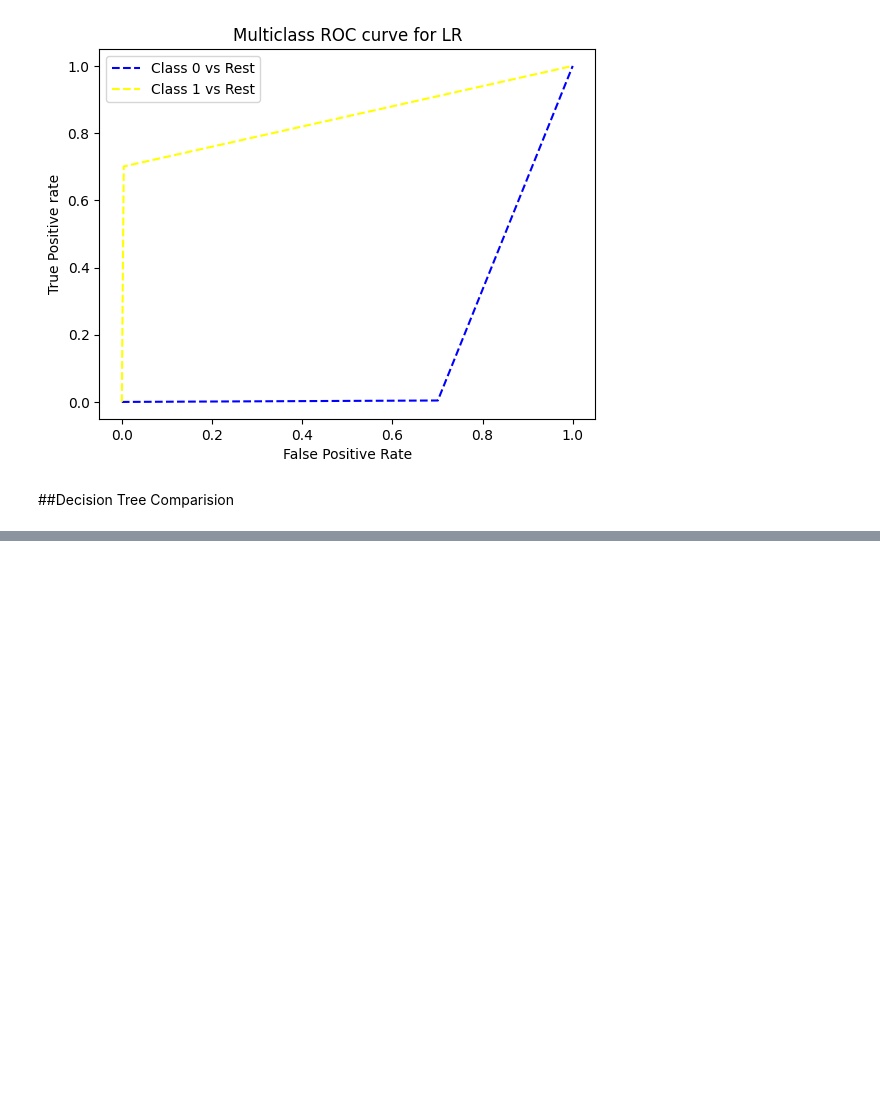
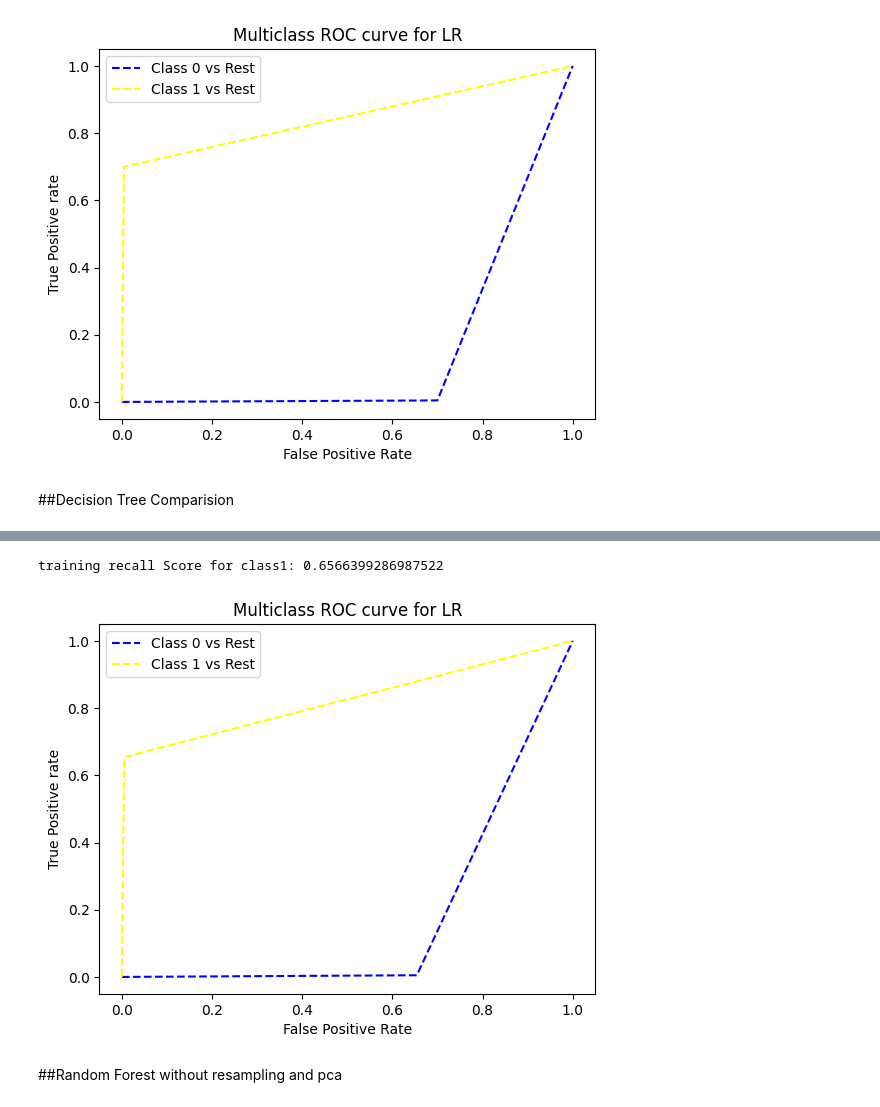
Before and after one commit to lokeshreddiee/Task_Completion, a Jupyter notebook: CMPE_255_GROUP_9.ipynb, the cells around one changed output, grey strips where cells are left out. Drawn from its saved outputs; the diff is of its cells as text; code cells hidden in the pictures; blank space fills up the shorter version.

Commit message:
update model: random forest

```diff
--- a/CMPE_255_GROUP_9.ipynb
+++ b/CMPE_255_GROUP_9.ipynb
@@ -1533,0 +1538,11 @@ resultDic['Decision Tree'] = 0.7465690759377859#DT3, {'max_depth': 9, 'min_sampl
+# %%
+def RF(x_train, y_train):
+  model = RandomForestClassifier()
+  n_estimators= [ 10, 50, 100]
+  max_depth = [3, 4, 5, 6, 7]
+  min_samples_split = [4, 10, 20]
+  # define grid search
+  grid = dict(n_estimators=n_estimators,min_samples_split=min_samples_split,max_depth=max_depth)
+  grid_search = GridSearchCV(estimator=model, param_grid=grid, n_jobs=-1, cv=5)
+  grid_result = grid_search.fit(x_train, y_train)
+  return grid_result
@@ -1533,0 +1553,2 @@ resultDic['Decision Tree'] = 0.7465690759377859#DT3, {'max_depth': 9, 'min_sampl
+# %%
+grid_result = RF(x_train, y_train)
@@ -1533,0 +1575,5 @@ resultDic['Decision Tree'] = 0.7465690759377859#DT3, {'max_depth': 9, 'min_sampl
+# %%
+y_prediction = grid_result.predict(x_test)
+scores(y_test, y_prediction)
+RFresult['RF1']= recall_score(y_test, y_prediction, average=None)[1]
+print('testing recall Score for class1:',RFresult['RF1'])
@@ -1533,0 +1601,11 @@ resultDic['Decision Tree'] = 0.7465690759377859#DT3, {'max_depth': 9, 'min_sampl
+# %%
+y_pre = grid_result.predict(x_train)
+print('training recall Score for class1:',recall_score(y_train, y_pre, average=None)[1])
+# %% [output]
+training recall Score for class1: 0.6566399286987522
+# %%
+roc(y_test, y_prediction)
+# %% [output]
+[figure, added]
+# %% [markdown]
+##Random Forest without resampling and pca
```
Also changed, not shown: parts of 71 cells of this notebook.
